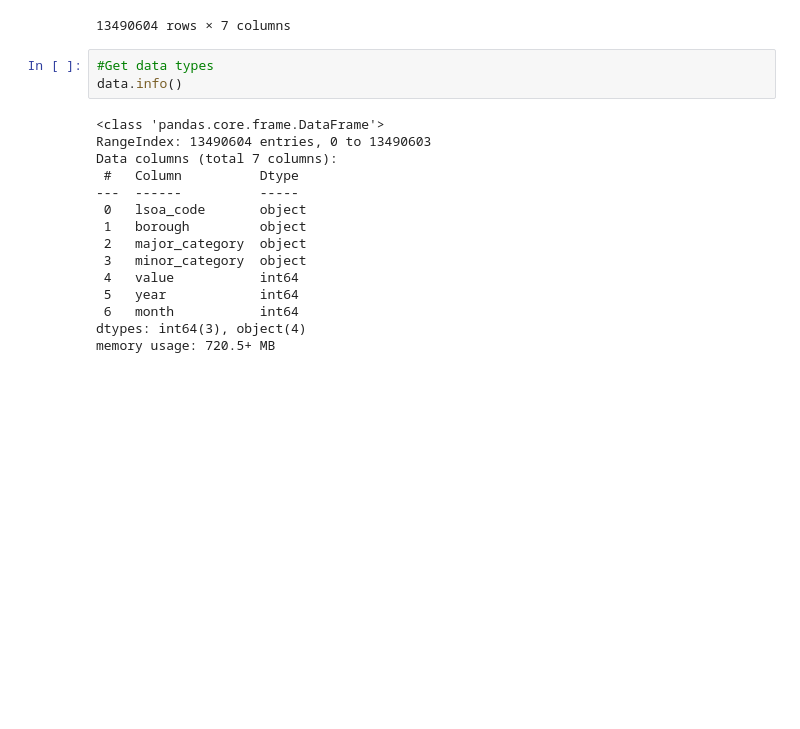
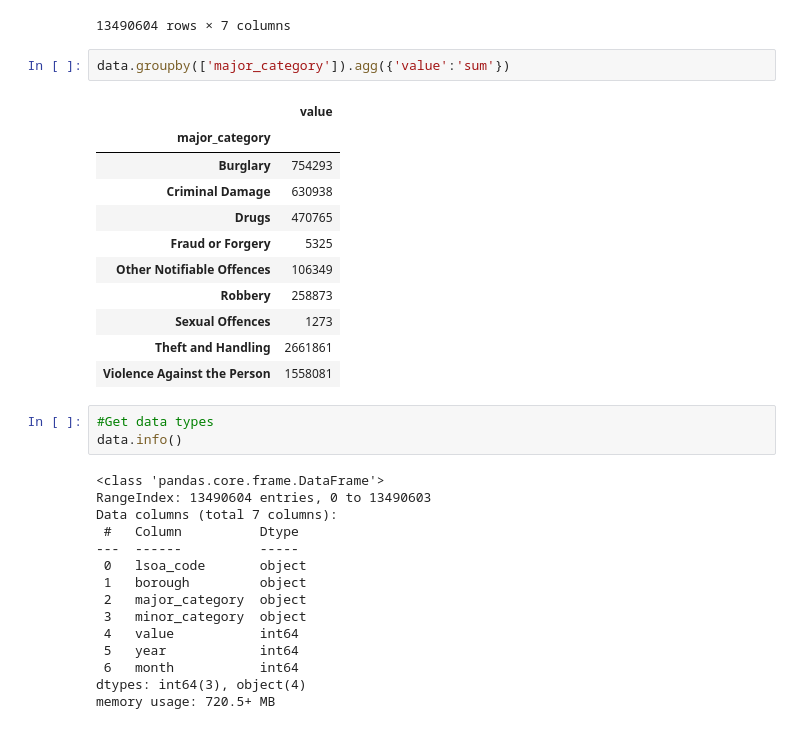
Before and after one commit to tashbenson/Mid-Bootcamp-Project, a Jupyter notebook: Notebooks/Data-cleaning.ipynb, the cells around one changed output. Saved outputs shown, nothing was run; the diff lists cells and outputs as text; blank space fills up the shorter version.

Commit message:
Finalalised Data cleaning

```diff
--- a/Notebooks/Data-cleaning.ipynb
+++ b/Notebooks/Data-cleaning.ipynb
@@ -22,6 +22,20 @@ data
 | 13490602 | E01001134 | Croydon | Robbery | Business Property | 0 | 2011 | 5 |
 | 13490603 | E01003413 | Merton | Violence Against the Person | Wounding/GBH | 0 | 2015 | 6 |
 13490604 rows × 7 columns
+# %%
+data.groupby(['major_category']).agg({'value':'sum'})
+# %% [output]
+|  | value |
+| major_category |  |
+| Burglary | 754293 |
+| Criminal Damage | 630938 |
+| Drugs | 470765 |
+| Fraud or Forgery | 5325 |
+| Other Notifiable Offences | 106349 |
+| Robbery | 258873 |
+| Sexual Offences | 1273 |
+| Theft and Handling | 2661861 |
+| Violence Against the Person | 1558081 |
 # %%
 #Get data types
 data.info()
```
Also changed, not shown: parts of 4 cells of this notebook.
